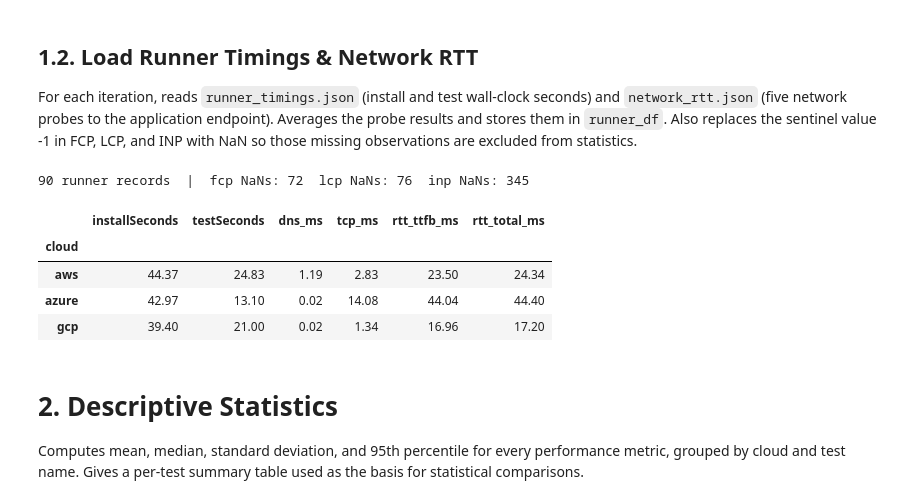
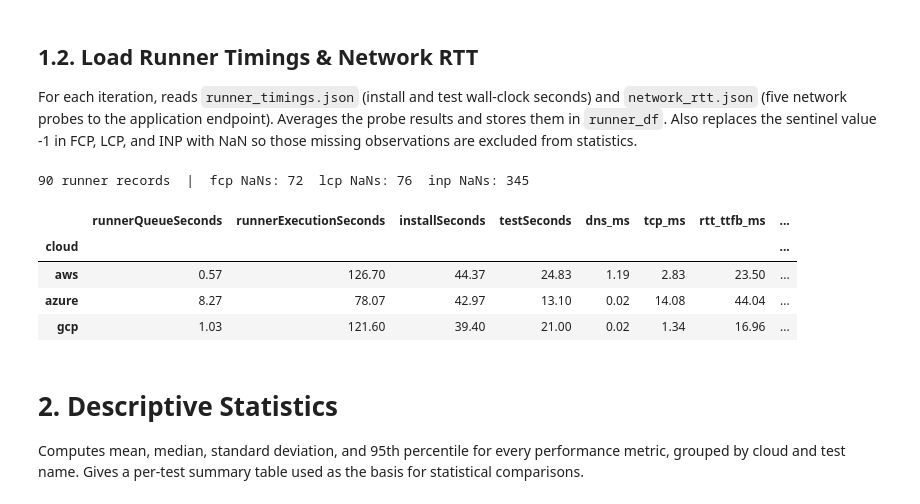
Before and after one commit to asuujx/master-thesis, a Jupyter notebook: data/descriptive.ipynb, the cells around one changed output. Saved outputs shown, nothing was run; the diff lists cells and outputs as text; code cells hidden in the pictures.

```diff
--- a/data/descriptive.ipynb
+++ b/data/descriptive.ipynb
@@ -69,38 +69,47 @@ For each iteration, reads `runner_timings.json` (install and test wall-clock sec
 # %%
 df[['fcp', 'lcp', 'inp']] = df[['fcp', 'lcp', 'inp']].replace(-1, np.nan)
 
 runner_records = []
 for cloud, (env, run_dir) in CLOUDS.items():
     for it_dir in sorted(run_dir.glob('iteration-*')):
         tf = it_dir / 'runner_timings.json'
         rf = it_dir / 'network_rtt.json'
-        if not tf.exists() or not rf.exists():
+        pf = it_dir / 'provider_timings.json'
+        if not tf.exists() or not rf.exists() or not pf.exists():
             continue
         t = json.loads(tf.read_text())
         probes = json.loads(rf.read_text())
+        p = json.loads(pf.read_text())
         runner_records.append({
             'cloud': cloud,
             'environment': env,
             'iteration': int(it_dir.name.split('-')[1]),
             'installSeconds': t['installSeconds'],
             'testSeconds': t['testSeconds'],
+            'runnerQueueSeconds': p.get('runnerQueueSeconds', np.nan),
+            'runnerExecutionSeconds': p.get('runnerExecutionSeconds', np.nan),
             'dns_ms': np.mean([p['dnsSeconds'] for p in probes]) * 1000,
             'tcp_ms': np.mean([p['tcpSeconds'] for p in probes]) * 1000,
             'rtt_ttfb_ms': np.mean([p['ttfbSeconds'] for p in probes]) * 1000,
             'rtt_total_ms': np.mean([p['totalSeconds'] for p in probes]) * 1000,
         })
 
 runner_df = pd.DataFrame(runner_records)
 runner_df['cloud'] = pd.Categorical(runner_df['cloud'], categories=['aws', 'azure', 'gcp'])
+# -1 sentinel means provider API call failed; treat as missing
+runner_df[['runnerQueueSeconds', 'runnerExecutionSeconds']] = (
+    runner_df[['runnerQueueSeconds', 'runnerExecutionSeconds']].replace(-1, np.nan)
+)
 print(f'{len(runner_df)} runner records  |  fcp NaNs: {df["fcp"].isna().sum()}  lcp NaNs: {df["lcp"].isna().sum()}  inp NaNs: {df["inp"].isna().sum()}')
-runner_df.groupby('cloud')[['installSeconds', 'testSeconds', 'dns_ms', 'tcp_ms', 'rtt_ttfb_ms', 'rtt_total_ms']].mean().round(2)
+runner_df.groupby('cloud')[['runnerQueueSeconds', 'runnerExecutionSeconds', 'installSeconds', 'testSeconds',
+                             'dns_ms', 'tcp_ms', 'rtt_ttfb_ms', 'rtt_total_ms']].mean().round(2)
 # %% [output]
 90 runner records  |  fcp NaNs: 72  lcp NaNs: 76  inp NaNs: 345
-|  | installSeconds | testSeconds | dns_ms | tcp_ms | rtt_ttfb_ms | rtt_total_ms |
-| cloud |  |  |  |  |  |  |
-| aws | 44.37 | 24.83 | 1.19 | 2.83 | 23.50 | 24.34 |
-| azure | 42.97 | 13.10 | 0.02 | 14.08 | 44.04 | 44.40 |
-| gcp | 39.40 | 21.00 | 0.02 | 1.34 | 16.96 | 17.20 |
+|  | runnerQueueSeconds | runnerExecutionSeconds | installSeconds | testSeconds | dns_ms | tcp_ms | rtt_ttfb_ms | ... |
+| cloud |  |  |  |  |  |  |  | ... |
+| aws | 0.57 | 126.70 | 44.37 | 24.83 | 1.19 | 2.83 | 23.50 | ... |
+| azure | 8.27 | 78.07 | 42.97 | 13.10 | 0.02 | 14.08 | 44.04 | ... |
+| gcp | 1.03 | 121.60 | 39.40 | 21.00 | 0.02 | 1.34 | 16.96 | ... |
 # %% [markdown]
 # 2. Descriptive Statistics
 Computes mean, median, standard deviation, and 95th percentile for every performance metric, grouped by cloud and test name. Gives a per-test summary table used as the basis for statistical comparisons.
```
Also changed, not shown: parts of 13 cells of this notebook.
